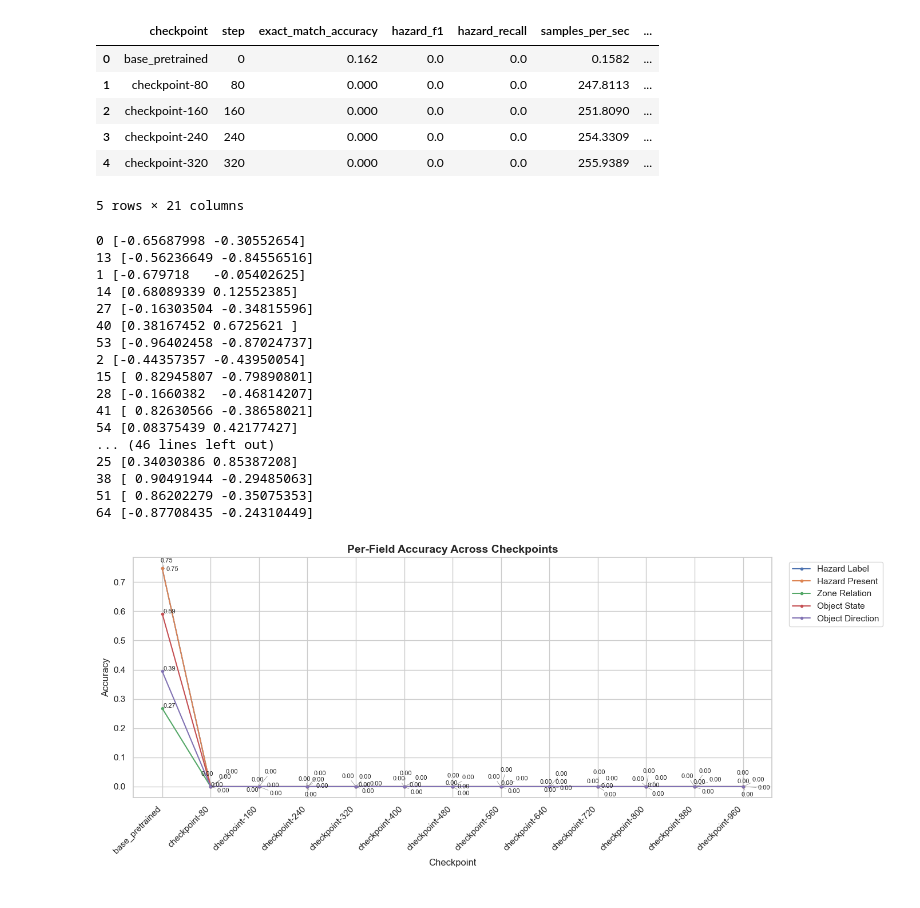
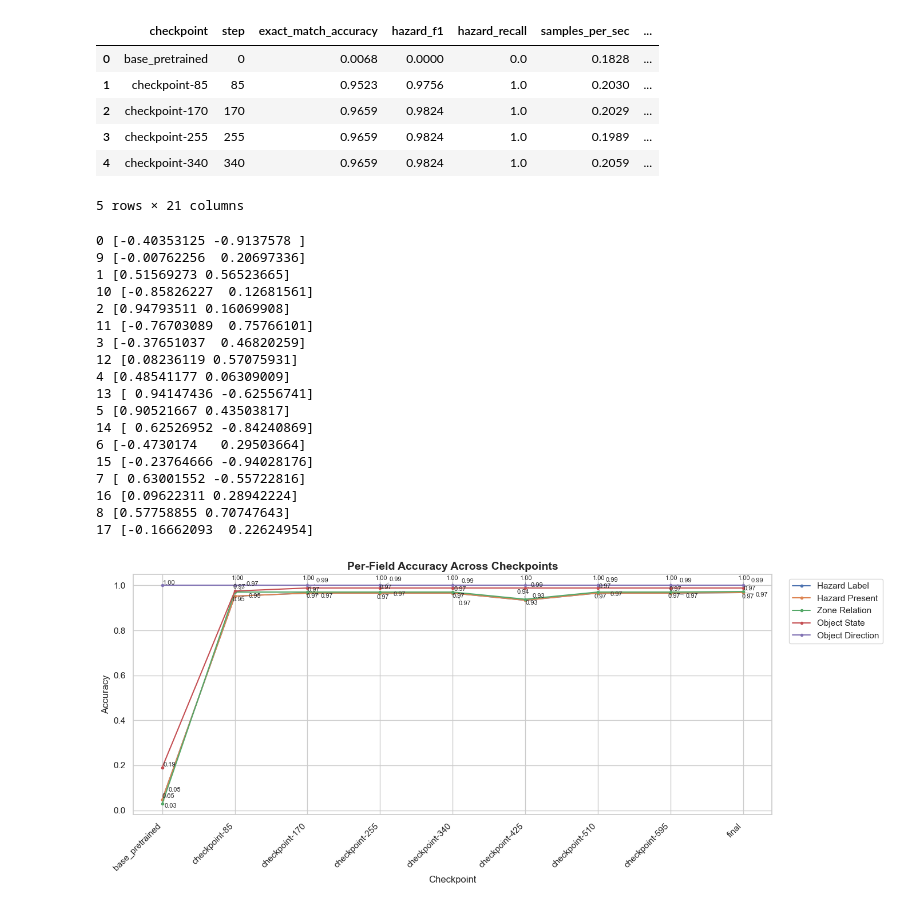
Before and after one commit to uziahmd/KPST_hazard_finetune, a Jupyter notebook: eval_visuals.ipynb, the cells around one changed output. Saved outputs shown, nothing was run; the diff lists cells and outputs as text; code cells hidden in the pictures.

```diff
--- a/eval_visuals.ipynb
+++ b/eval_visuals.ipynb
@@ -10,7 +10,7 @@ import seaborn as sns
 sns.set_theme(style="whitegrid")
 # %%
 # Point this to your specific directory
-directory_path = "runs/qwen35_9b_v3/eval_results/"
+directory_path = "runs/qwen35_9b_robot/eval_results/"
 json_files = [
     f for f in glob.glob(os.path.join(directory_path, "*.json"))
     if os.path.basename(f) != "all_metrics.json"
@@ -62,38 +62,38 @@ for file_path in json_files:
         "hazard_label_acc": per_field_acc.get("hazard_label", 0),
         "hazard_present_acc": per_field_acc.get("hazard_present", 0),
         "zone_relation_acc": per_field_acc.get("zone_relation", 0),
         "object_state_acc": per_field_acc.get("object_state", 0),
         "object_direction_acc": per_field_acc.get("object_direction", 0),
 
         # --- PER-FIELD MACRO F1 ---
         "hazard_label_f1": get_f1("hazard_label"),
         "hazard_present_f1": get_f1("hazard_present"),
         "zone_relation_f1": get_f1("zone_relation"),
         "object_state_f1": get_f1("object_state"),
         "object_direction_f1": get_f1("object_direction"),
 
         # --- PER-FIELD FALSE POSITIVES ---
         "hazard_label_fp": get_fp("hazard_label"),
         "hazard_present_fp": get_fp("hazard_present"),
         "zone_relation_fp": get_fp("zone_relation"),
         "object_state_fp": get_fp("object_state"),
         "object_direction_fp": get_fp("object_direction")
     }
     data.append(row)
 
 # Create DataFrame and sort it chronologically
 df = pd.DataFrame(data)
 df = df.sort_values("step").reset_index(drop=True)
 
 # Preview the first few rows
 df.head()
 # %% [output]
 |  | checkpoint | step | exact_match_accuracy | hazard_f1 | hazard_recall | samples_per_sec | ... |
-| 0 | base_pretrained | 0 | 0.162 | 0.0 | 0.0 | 0.1582 | ... |
-| 1 | checkpoint-80 | 80 | 0.000 | 0.0 | 0.0 | 247.8113 | ... |
-| 2 | checkpoint-160 | 160 | 0.000 | 0.0 | 0.0 | 251.8090 | ... |
-| 3 | checkpoint-240 | 240 | 0.000 | 0.0 | 0.0 | 254.3309 | ... |
-| 4 | checkpoint-320 | 320 | 0.000 | 0.0 | 0.0 | 255.9389 | ... |
+| 0 | base_pretrained | 0 | 0.0068 | 0.0000 | 0.0 | 0.1828 | ... |
+| 1 | checkpoint-85 | 85 | 0.9523 | 0.9756 | 1.0 | 0.2030 | ... |
+| 2 | checkpoint-170 | 170 | 0.9659 | 0.9824 | 1.0 | 0.2029 | ... |
+| 3 | checkpoint-255 | 255 | 0.9659 | 0.9824 | 1.0 | 0.1989 | ... |
+| 4 | checkpoint-340 | 340 | 0.9659 | 0.9824 | 1.0 | 0.2059 | ... |
 5 rows × 21 columns
 # %%
 import matplotlib.pyplot as plt
@@ -137,24 +137,25 @@ plt.legend(bbox_to_anchor=(1.02, 1), loc='upper left')
 plt.tight_layout()
 plt.show()
 # %% [output]
-0 [-0.65687998 -0.30552654]
-13 [-0.56236649 -0.84556516]
-1 [-0.679718   -0.05402625]
-14 [0.68089339 0.12552385]
-27 [-0.16303504 -0.34815596]
-40 [0.38167452 0.6725621 ]
-53 [-0.96402458 -0.87024737]
-2 [-0.44357357 -0.43950054]
-15 [ 0.82945807 -0.79890801]
-28 [-0.1660382  -0.46814207]
-41 [ 0.82630566 -0.38658021]
-54 [0.08375439 0.42177427]
-... (46 lines left out)
-25 [0.34030386 0.85387208]
-38 [ 0.90491944 -0.29485063]
-51 [ 0.86202279 -0.35075353]
-64 [-0.87708435 -0.24310449]
+0 [-0.40353125 -0.9137578 ]
+9 [-0.00762256  0.20697336]
+1 [0.51569273 0.56523665]
+10 [-0.85826227  0.12681561]
+2 [0.94793511 0.16069908]
+11 [-0.76703089  0.75766101]
+3 [-0.37651037  0.46820259]
+12 [0.08236119 0.57075931]
+4 [0.48541177 0.06309009]
+13 [ 0.94147436 -0.62556741]
+5 [0.90521667 0.43503817]
+14 [ 0.62526952 -0.84240869]
+6 [-0.4730174   0.29503664]
+15 [-0.23764666 -0.94028176]
+7 [ 0.63001552 -0.55722816]
+16 [0.09622311 0.28942224]
+8 [0.57758855 0.70747643]
+17 [-0.16662093  0.22624954]
-[figure, old version]
+[figure, new version]
 # %%
 fields_to_plot_f1 = [
     "hazard_label_f1",
```
Also changed, not shown: parts of 2 cells of this notebook, 5 other files.
